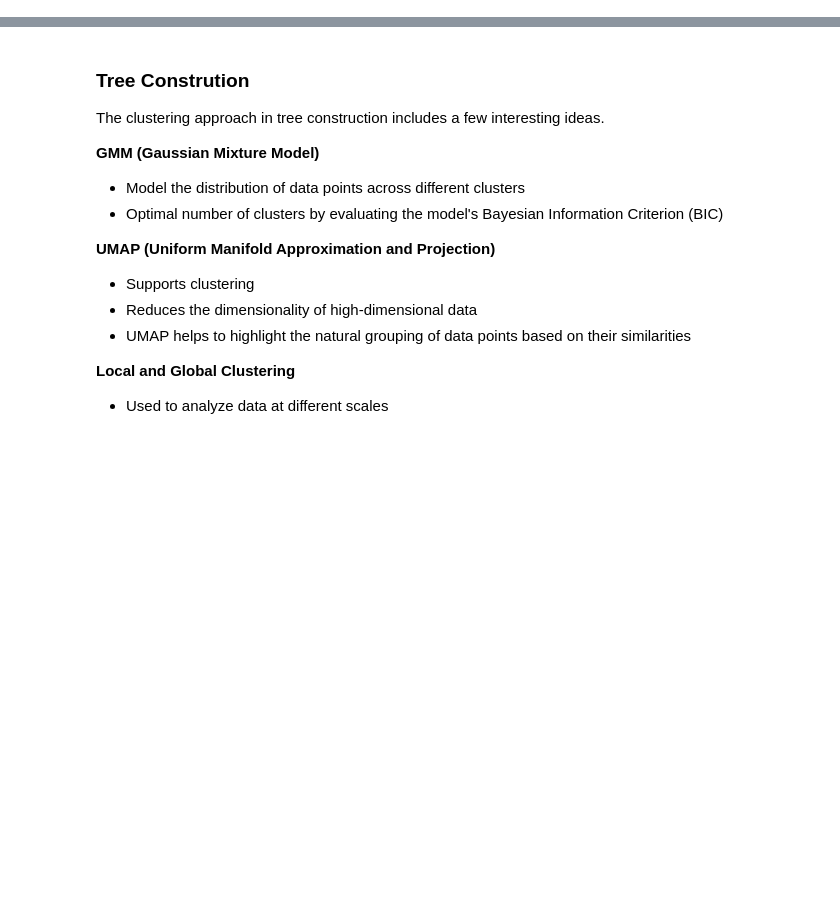
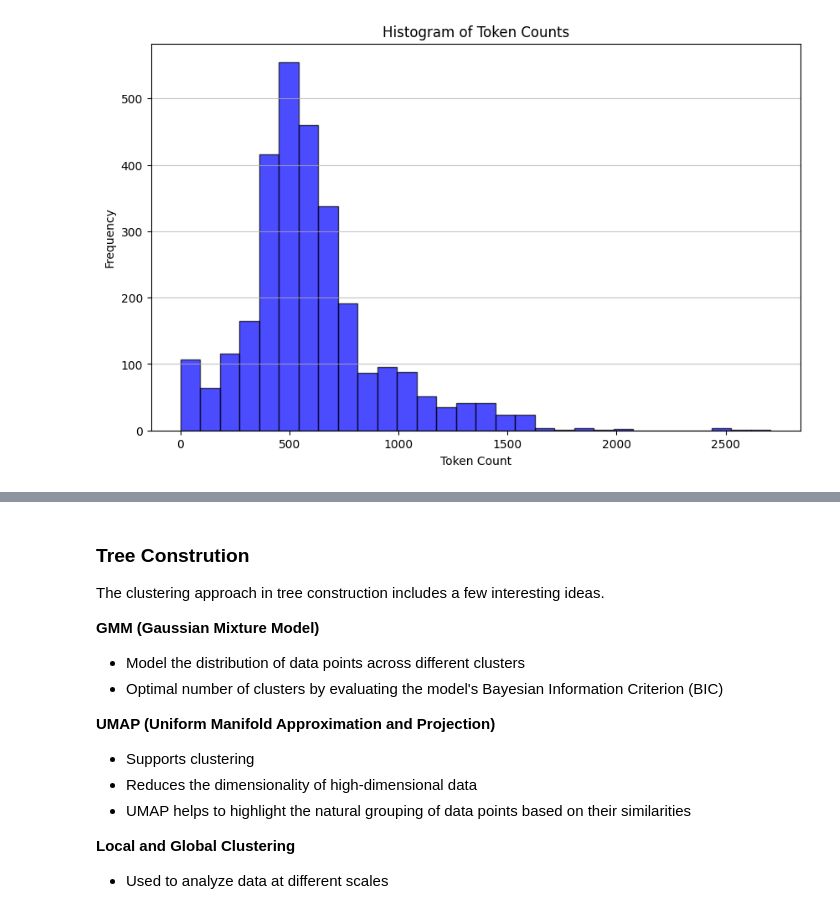
Before and after one commit to ngthien23/teamShallowSeek, a Jupyter notebook: RAPTOR.ipynb, the cells around one changed output, grey strips where cells are left out. Saved outputs shown, nothing was run; the diff lists cells and outputs as text; code cells hidden in the pictures; blank space fills up the shorter version.

Commit message:
trained data

```diff
--- a/RAPTOR.ipynb
+++ b/RAPTOR.ipynb
@@ -85,44 +28,44 @@ plt.show
 # %%
-import os
-import matplotlib.pyplot as plt
-import tiktoken
-from langchain_community.document_loaders import PDFPlumberLoader
+# import os
+# import matplotlib.pyplot as plt
+# import tiktoken
+# from langchain_community.document_loaders import PDFPlumberLoader
 
-def num_tokens_from_string(string: str, encoding_name: str) -> int:
-    """Returns the number of tokens in a text string."""
-    encoding = tiktoken.get_encoding(encoding_name)
-    num_tokens = len(encoding.encode(string))
-    return num_tokens
+# def num_tokens_from_string(string: str, encoding_name: str) -> int:
+#     """Returns the number of tokens in a text string."""
+#     encoding = tiktoken.get_encoding(encoding_name)
+#     num_tokens = len(encoding.encode(string))
+#     return num_tokens
 
-def load_pdfs_from_directory(directory: str):
-    """Loads all PDFs from a directory and its subdirectories using PDFPlumberLoader."""
-    docs_texts = []
-    for root, _, files in os.walk(directory):
-        for file in files:
-            if file.lower().endswith(".pdf"):
-                pdf_path = os.path.join(root, file)
-                print(f"Loading {pdf_path}")
-                loader = PDFPlumberLoader(pdf_path)
-                documents = loader.load()
-                for doc in documents:
-                    docs_texts.append(doc.page_content)
-    return docs_texts
+# def load_pdfs_from_directory(directory: str):
+#     """Loads all PDFs from a directory and its subdirectories using PDFPlumberLoader."""
+#     docs_texts = []
+#     for root, _, files in os.walk(directory):
+#         for file in files:
+#             if file.lower().endswith(".pdf"):
+#                 pdf_path = os.path.join(root, file)
+#                 print(f"Loading {pdf_path}")
+#                 loader = PDFPlumberLoader(pdf_path)
+#                 documents = loader.load()
+#                 for doc in documents:
+#                     docs_texts.append(doc.page_content)
+#     return docs_texts
 
-# Set the directory containing PDFs
-directory = "Climate+Change"  # Change this to your directory path
-docs_texts = load_pdfs_from_directory(directory)
+# # Set the directory containing PDFs
+# directory = "data/ClimateChange"  # Change this to your directory path
+# docs_texts = load_pdfs_from_directory(directory)
 
-# Calculate the number of tokens for each document
-counts = [num_tokens_from_string(d, "cl100k_base") for d in docs_texts]
+# # Calculate the number of tokens for each document
+# counts = [num_tokens_from_string(d, "cl100k_base") for d in docs_texts]
 
-# Plotting the histogram of token counts
-plt.figure(figsize=(10, 6))
-plt.hist(counts, bins=30, color="blue", edgecolor="black", alpha=0.7)
-plt.title("Histogram of Token Counts")
-plt.xlabel("Token Count")
-plt.ylabel("Frequency")
-plt.grid(axis="y", alpha=0.75)
+# # Plotting the histogram of token counts
+# plt.figure(figsize=(10, 6))
+# plt.hist(counts, bins=30, color="blue", edgecolor="black", alpha=0.7)
+# plt.title("Histogram of Token Counts")
+# plt.xlabel("Token Count")
+# plt.ylabel("Frequency")
+# plt.grid(axis="y", alpha=0.75)
 
-# Display the histogram
-plt.show()
+# # Display the histogram
+# plt.show()
 # %% [output]
@@ -145,0 +89 @@ Loading Climate+Change\IPCC report\6th assessment\WG1- Physical Science Basis.pd
+[figure, added]
```
Also changed, not shown: parts of 16 cells of this notebook, 22 other files.
